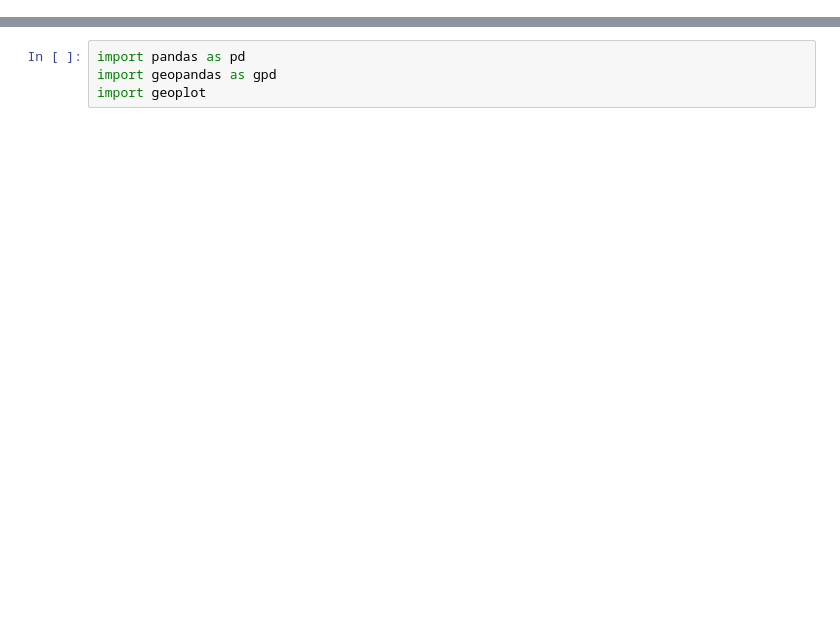
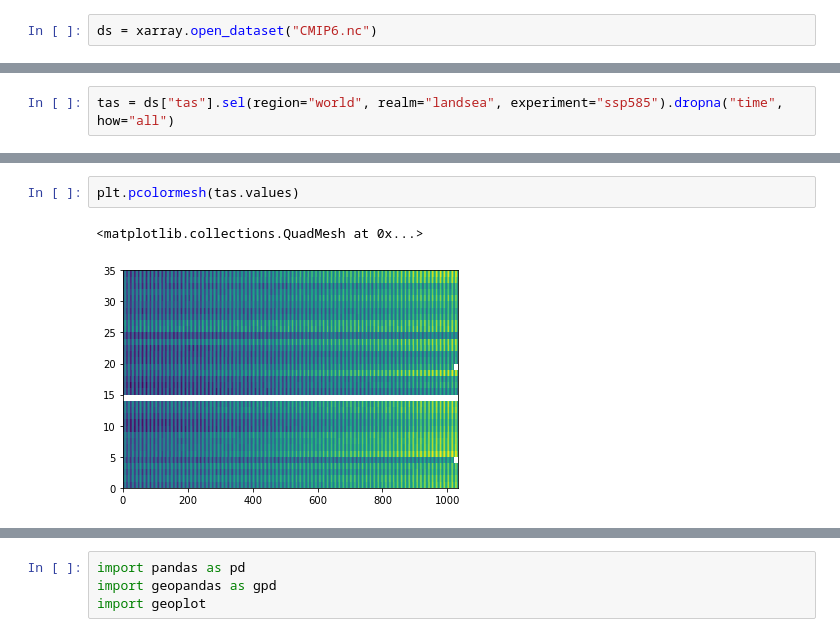
Before and after one commit to zequihg50/atlas-dataset, a Jupyter notebook: demo.ipynb, the cells around one changed output, grey strips where cells are left out. Cells and saved outputs as stored; diff of their text form; blank space fills up the shorter version.

```diff
--- a/demo.ipynb
+++ b/demo.ipynb
@@ -0,0 +6,2 @@
+# %%
+ds = xarray.open_dataset("CMIP6.nc")
@@ -0,0 +22,2 @@
+# %%
+tas = ds["tas"].sel(region="world", realm="landsea", experiment="ssp585").dropna("time", how="all")
@@ -0,0 +41,5 @@
+# %%
+plt.pcolormesh(tas.values)
+# %% [output]
+<matplotlib.collections.QuadMesh at 0x...>
+[figure, added]
```
Also changed, not shown: parts of 8 cells of this notebook.
